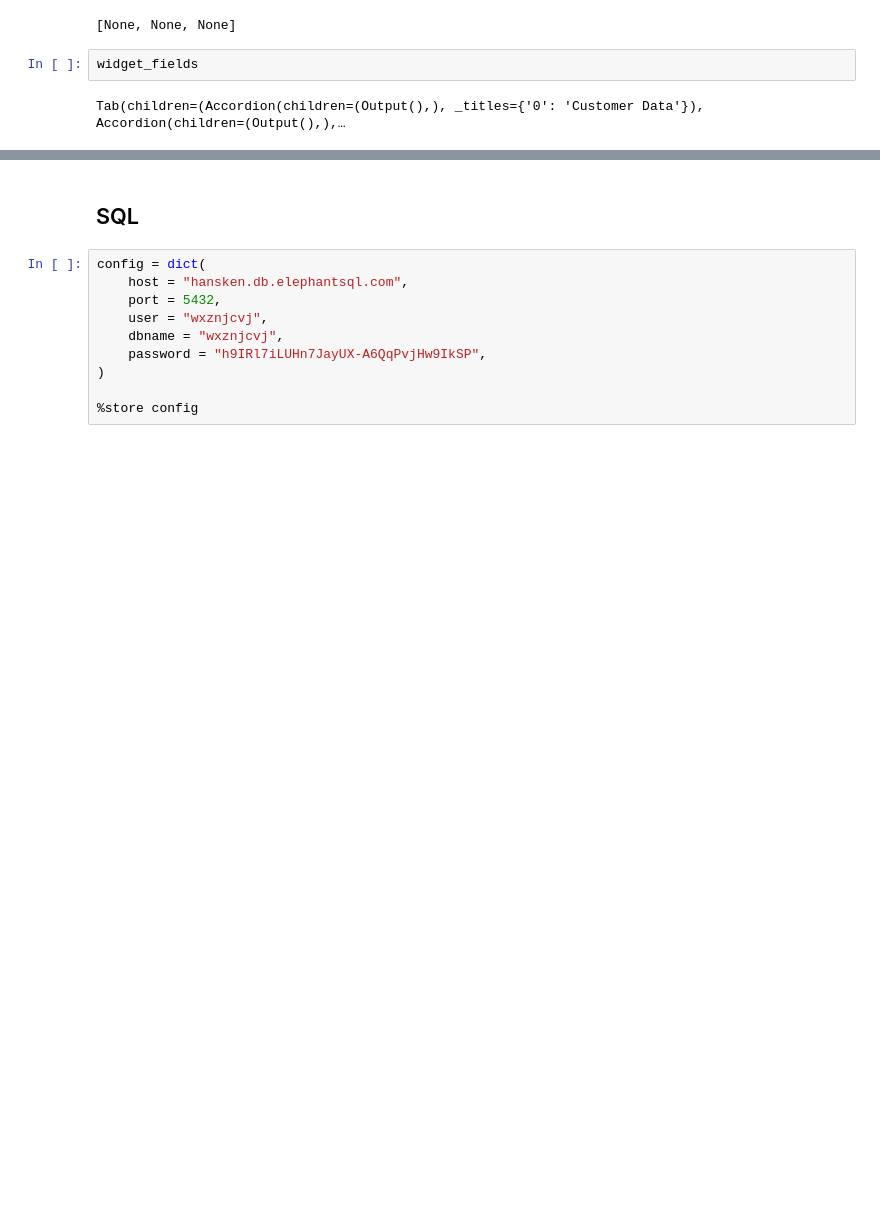
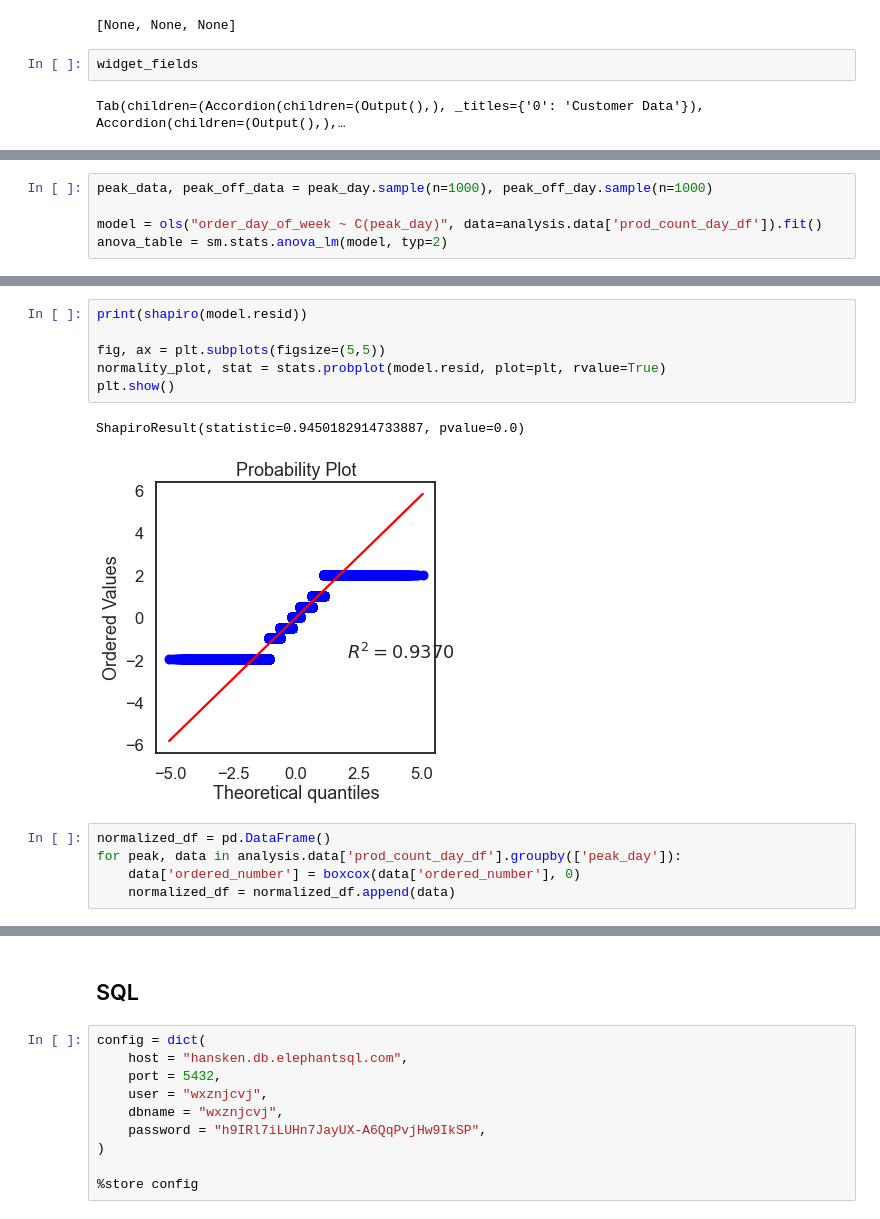
Before and after one commit to KewJS/Instacart_Customer_Segmentation, a Jupyter notebook: Analysis.ipynb, the cells around one changed output, grey strips where cells are left out. Saved outputs shown, nothing was run; the diff lists cells and outputs as text; blank space fills up the shorter version.

```diff
--- a/Analysis.ipynb
+++ b/Analysis.ipynb
@@ -91,0 +182,5 @@ with accordions[section].children[0]:
+# %%
+peak_data, peak_off_data = peak_day.sample(n=1000), peak_off_day.sample(n=1000)
+
+model = ols("order_day_of_week ~ C(peak_day)", data=analysis.data['prod_count_day_df']).fit()
+anova_table = sm.stats.anova_lm(model, typ=2)
@@ -91,0 +193,14 @@ with accordions[section].children[0]:
+# %%
+print(shapiro(model.resid))
+
+fig, ax = plt.subplots(figsize=(5,5))
+normality_plot, stat = stats.probplot(model.resid, plot=plt, rvalue=True)
+plt.show()
+# %% [output]
+ShapiroResult(statistic=0.9450182914733887, pvalue=0.0)
+[figure, added]
+# %%
+normalized_df = pd.DataFrame()
+for peak, data in analysis.data['prod_count_day_df'].groupby(['peak_day']):
+    data['ordered_number'] = boxcox(data['ordered_number'], 0)
+    normalized_df = normalized_df.append(data)
```
Also changed, not shown: parts of 18 cells of this notebook, 3 other files.
